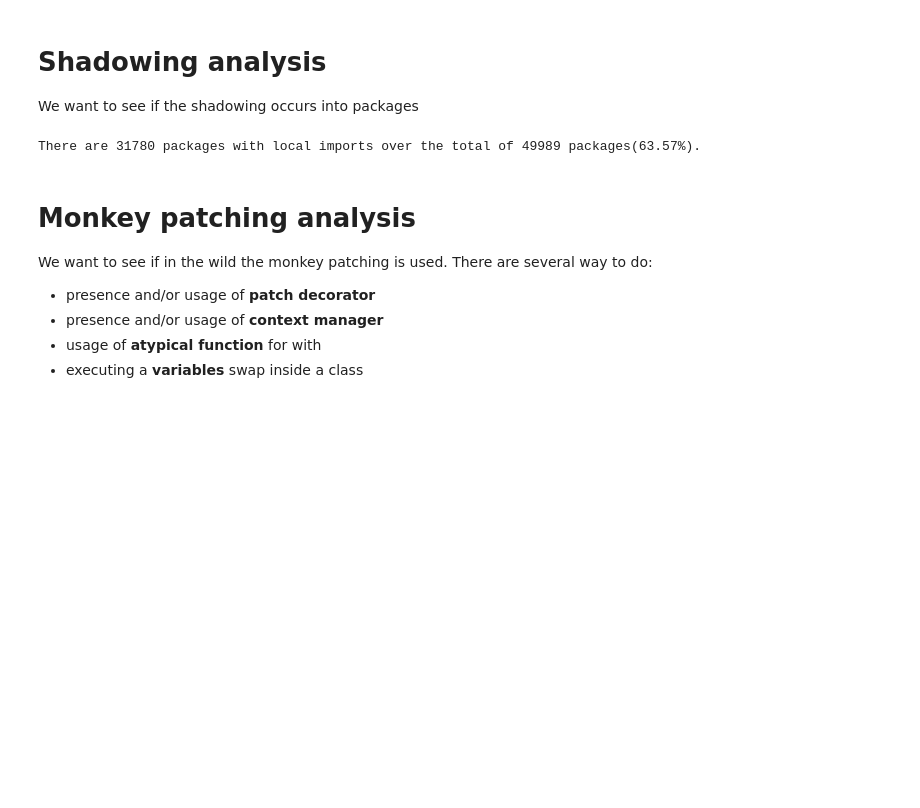
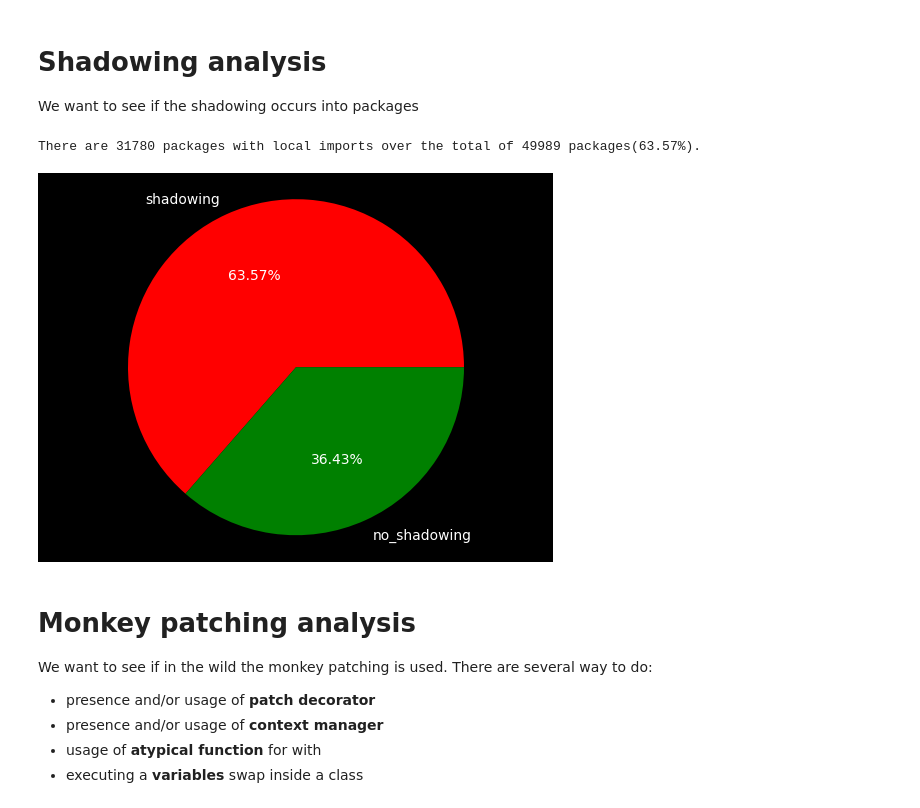
Before and after one commit to denisG99/ATCNS-Supply-Chain-Attack, a Jupyter notebook: analysis.ipynb, the cells around one changed output. Drawn from its saved outputs; the diff is of its cells as text; code cells hidden in the pictures; blank space fills up the shorter version.

```diff
--- a/analysis.ipynb
+++ b/analysis.ipynb
@@ -42,9 +62,12 @@ We want to see if the shadowing occurs into packages
 # %%
 pkgs_w_shadowing = local_frequency(data, "shadowing")
 
 print(f"There are {pkgs_w_shadowing} packages with local imports over the total of {len(data.keys())} packages({pkgs_w_shadowing/len(data.keys())*100:.2f}%).")
+
+draw_pie(data, "shadowing", pkgs_w_shadowing)
 # %% [output]
 There are 31780 packages with local imports over the total of 49989 packages(63.57%).
+[figure, added]
 # %% [markdown]
 # Monkey patching analysis
 
```
Also changed, not shown: parts of 11 cells of this notebook.
